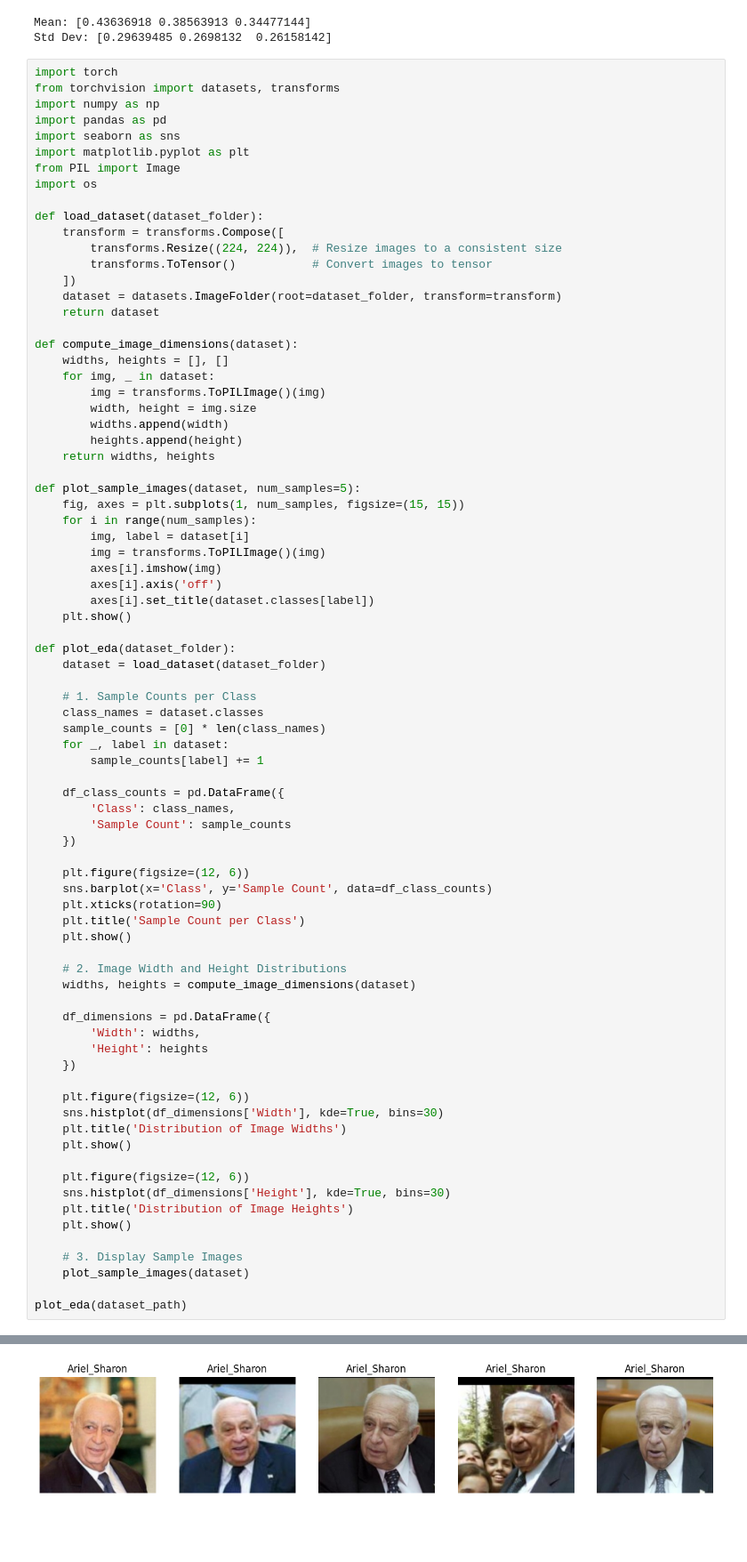
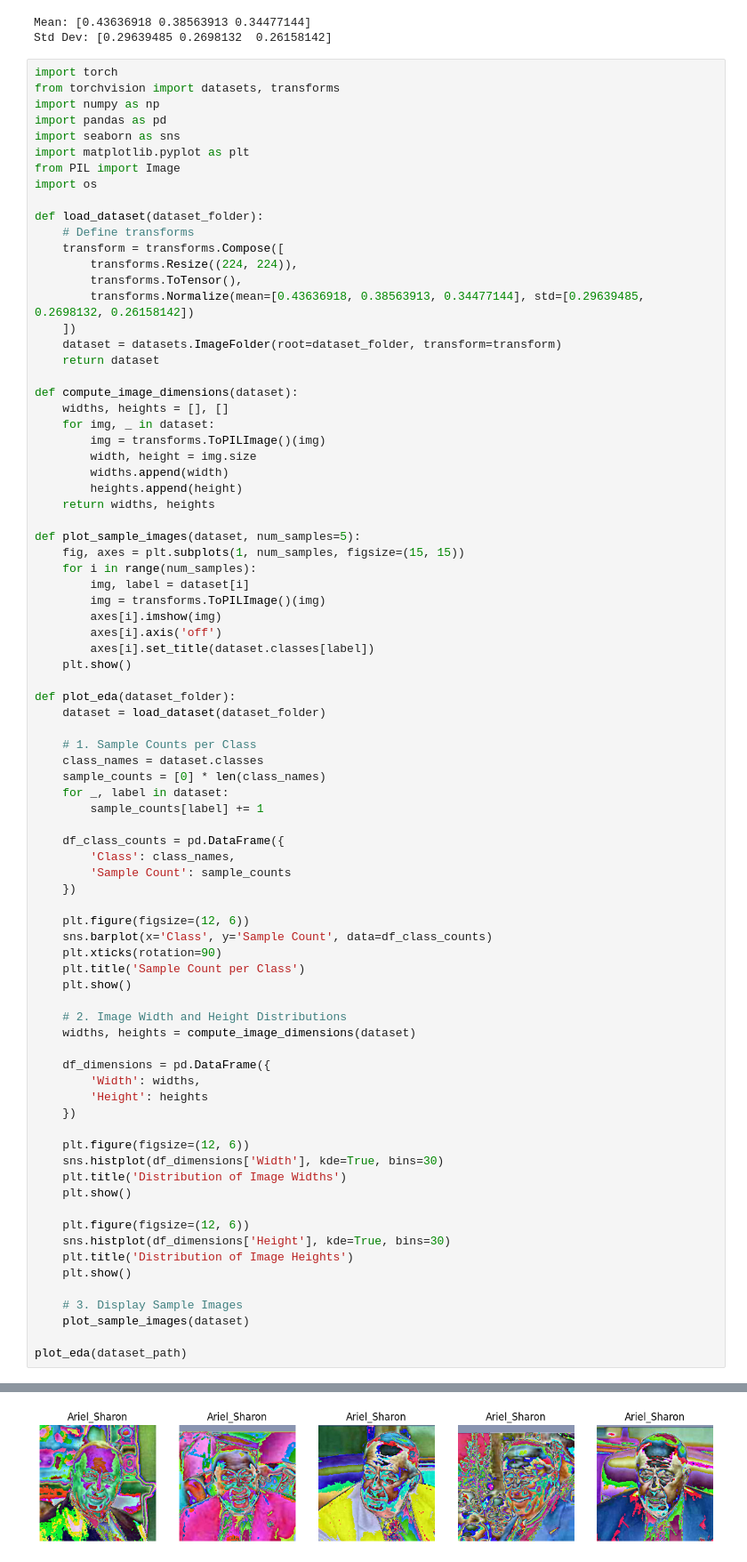
Before and after one commit to sttaseen/cs721-face-recognition, a Jupyter notebook: preprocessing/preprocessing.ipynb, the cells around one changed output, grey strips where cells are left out. Shown at 89% size. Drawn from its saved outputs; the diff is of its cells as text; blank space fills up the shorter version.

```diff
--- a/preprocessing/preprocessing.ipynb
+++ b/preprocessing/preprocessing.ipynb
@@ -92,9 +92,11 @@ from PIL import Image
 import os
 
 def load_dataset(dataset_folder):
+    # Define transforms
     transform = transforms.Compose([
-        transforms.Resize((224, 224)),  # Resize images to a consistent size
-        transforms.ToTensor()           # Convert images to tensor
+        transforms.Resize((224, 224)),
+        transforms.ToTensor(),
+        transforms.Normalize(mean=[0.43636918, 0.38563913, 0.34477144], std=[0.29639485, 0.2698132, 0.26158142])
     ])
     dataset = datasets.ImageFolder(root=dataset_folder, transform=transform)
     return dataset
@@ -137,31 +139,31 @@ def plot_eda(dataset_folder):
     plt.xticks(rotation=90)
     plt.title('Sample Count per Class')
     plt.show()
 
     # 2. Image Width and Height Distributions
     widths, heights = compute_image_dimensions(dataset)
 
     df_dimensions = pd.DataFrame({
         'Width': widths,
         'Height': heights
     })
 
     plt.figure(figsize=(12, 6))
     sns.histplot(df_dimensions['Width'], kde=True, bins=30)
     plt.title('Distribution of Image Widths')
     plt.show()
 
     plt.figure(figsize=(12, 6))
     sns.histplot(df_dimensions['Height'], kde=True, bins=30)
     plt.title('Distribution of Image Heights')
     plt.show()
 
     # 3. Display Sample Images
     plot_sample_images(dataset)
 
 plot_eda(dataset_path)
 # %% [output]
 [figure]
 [figure]
 [figure]
-[figure, old version]
+[figure, new version]
```
Also changed, not shown: 14 other files.
